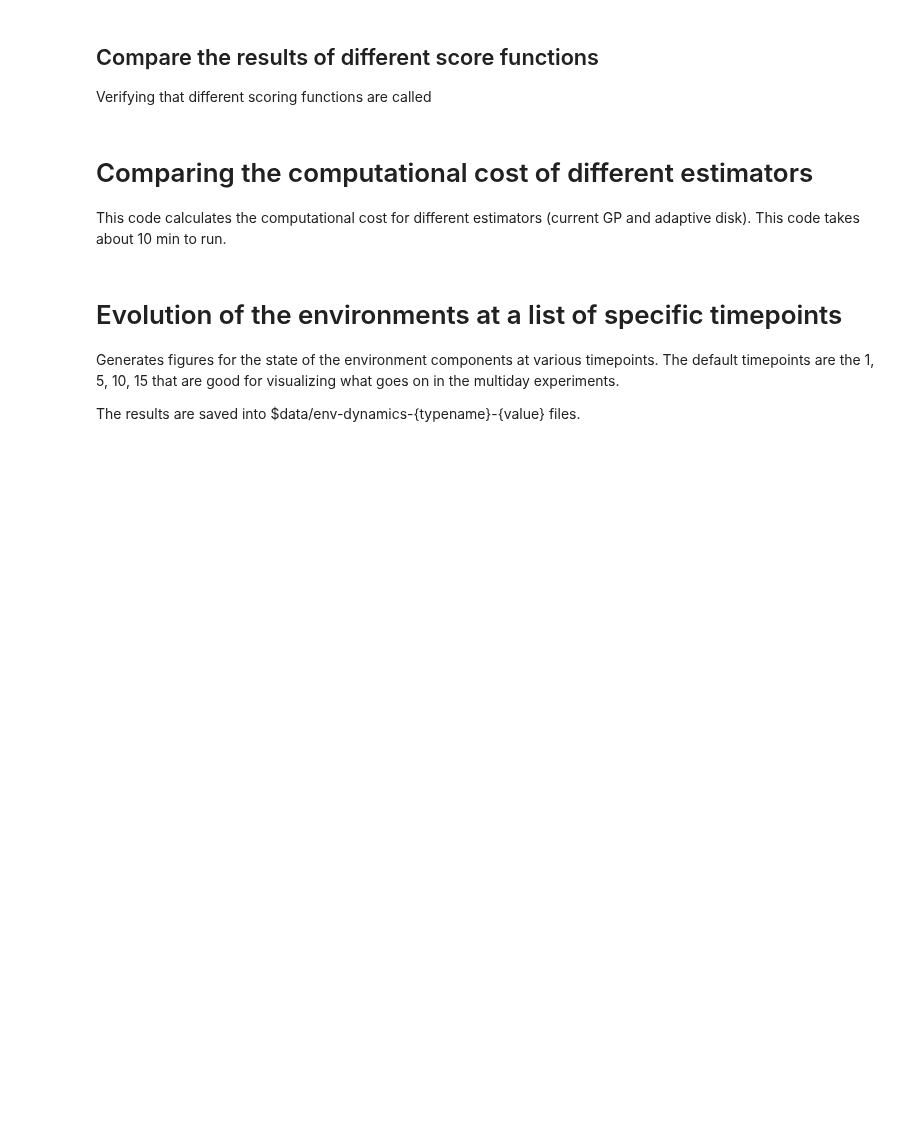
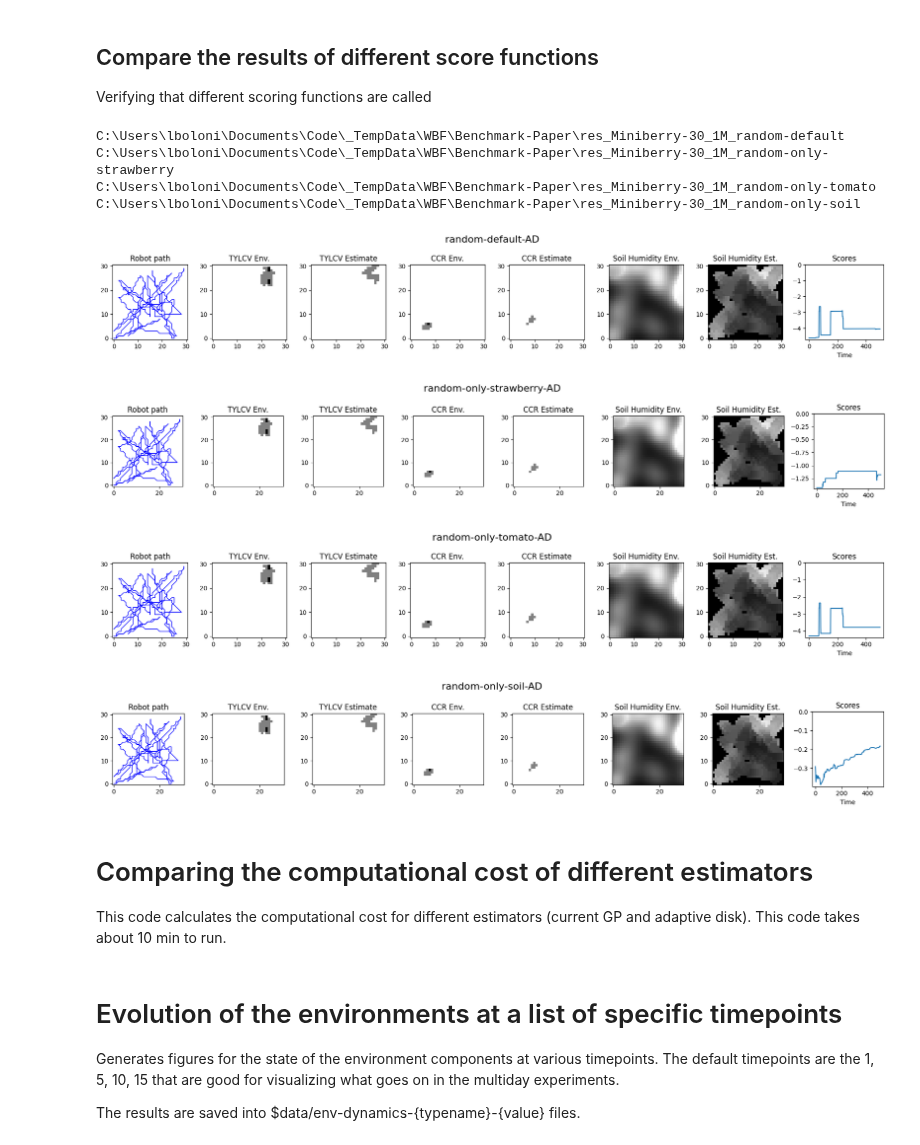
Before and after one commit to lboloni/WaterberryFarms, a Jupyter notebook: notebooks/SingleRobot-experiments.ipynb, the cells around one changed output. Saved outputs shown, nothing was run; the diff lists cells and outputs as text; code cells hidden in the pictures; blank space fills up the shorter version.

```diff
--- a/notebooks/SingleRobot-experiments.ipynb
+++ b/notebooks/SingleRobot-experiments.ipynb
@@ -257,34 +295,43 @@ default_choices["time-start-environment"] = 6
 geo = get_geometry(default_choices["geometry"])
 policy = RandomWaypointPolicy(vel = 1, low_point = [geo["xmin"], geo["ymin"]], high_point = [geo["xmax"], geo["ymax"]], seed = 0)
 
 # create a set of score functions
 scores = {}
 scores["default"] = WBF_Score_WeightedAsymmetric()
 scores["only-strawberry"] = WBF_Score_WeightedAsymmetric(strawberry_importance=1.0, strawberry_negative_importance=10.0, tomato_importance=0.0, tomato_negative_importance=10.0, soil_importance=0.0)
 scores["only-tomato"] = WBF_Score_WeightedAsymmetric(strawberry_importance=0.0, strawberry_negative_importance=10.0, tomato_importance=1.0, tomato_negative_importance=10.0, soil_importance=0.0)
 scores["only-soil"] = WBF_Score_WeightedAsymmetric(strawberry_importance=0.0, strawberry_negative_importance=10.0, tomato_importance=0.0, tomato_negative_importance=10.0, soil_importance=1.0)
 
 for scorename, scorecode in scores.items():
     # do a dryrun, to get the path to the cached values
     choices = copy.copy(default_choices)
     policy.name = f"random-{scorename}"
     choices["policy-code"] = policy
     choices["estimator-name"] = "AD"
     choices["estimator-code"] = WBF_IM_DiskEstimator(geo["width"], geo["height"])
     choices["score-code"] = scorecode
 
     choices["dryrun"] = True
     results = action_run_1day(choices)
     path = results["results-path"]
     print(path)
     # avoid re-running experiments
     if not path.exists() or force_run:
         choices["dryrun"] = False
         results = action_run_1day(choices)
     else:
         with compress.open(path, "rb") as f:
             results = pickle.load(f)
-    end_of_day_graphs(results, f"daily-summary-{results['policy-name']}-{results['estimator-name']}.pdf", plot_uncertainty = False)
+    end_of_day_graphs(results, f"daily-summary-{results['policy-code'].name}-{results['estimator-name']}.pdf", plot_uncertainty = False)
+# %% [output]
+C:\Users\lboloni\Documents\Code\_TempData\WBF\Benchmark-Paper\res_Miniberry-30_1M_random-default
+C:\Users\lboloni\Documents\Code\_TempData\WBF\Benchmark-Paper\res_Miniberry-30_1M_random-only-strawberry
+C:\Users\lboloni\Documents\Code\_TempData\WBF\Benchmark-Paper\res_Miniberry-30_1M_random-only-tomato
+C:\Users\lboloni\Documents\Code\_TempData\WBF\Benchmark-Paper\res_Miniberry-30_1M_random-only-soil
+[figure, added]
+[figure, added]
+[figure, added]
+[figure, added]
 # %% [markdown]
 # Comparing the computational cost of different estimators
 This code calculates the computational cost for different estimators (current GP and adaptive disk). This code takes about 10 min to run.
```
Also changed, not shown: parts of 5 cells of this notebook, 9 other files.
